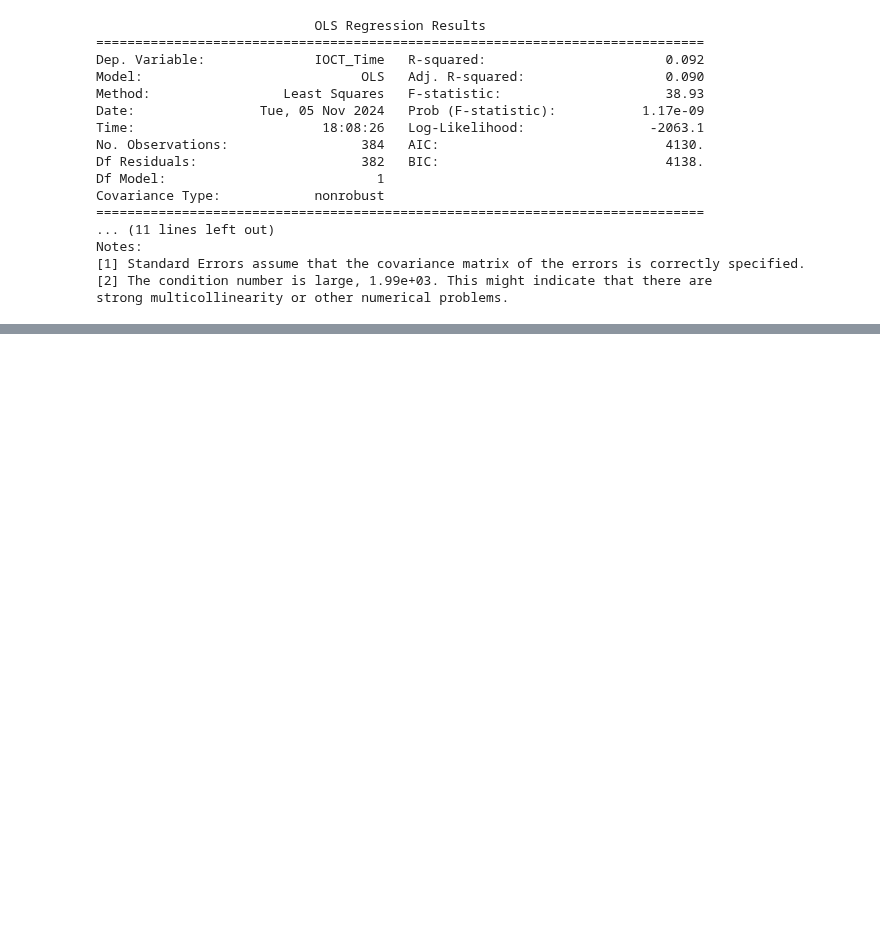
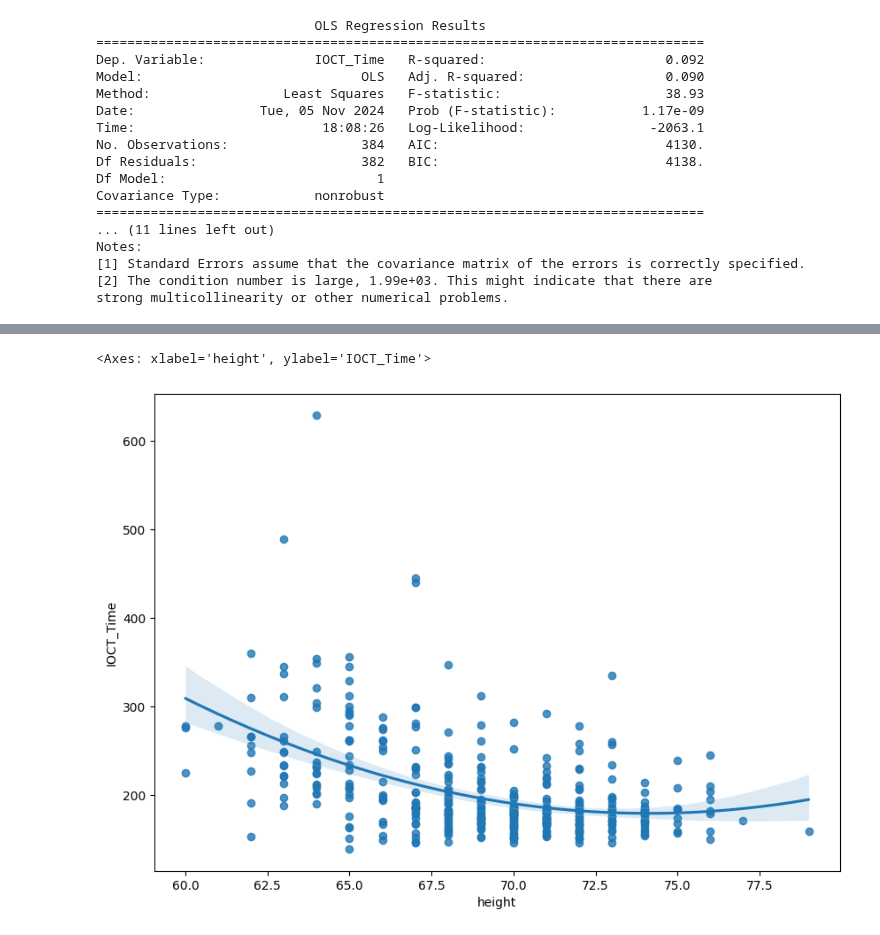
Before and after one commit to vn322/Sport-University, a Jupyter notebook: combat/Indoor_Obstacle_Course_Test.ipynb, the cells around one changed output, grey strips where cells are left out. Cells and saved outputs as stored; diff of their text form; code cells hidden in the pictures; blank space fills up the shorter version.

```diff
--- a/combat/Indoor_Obstacle_Course_Test.ipynb
+++ b/combat/Indoor_Obstacle_Course_Test.ipynb
@@ -515,0 +638,9 @@ strong multicollinearity or other numerical problems.
+# %%
+plt.subplots(figsize=(10, 7))
+sns.set_style('whitegrid')
+sns.regplot(x = df['height'],
+            y = df['IOCT_Time'],
+            order=2)
+# %% [output]
+<Axes: xlabel='height', ylabel='IOCT_Time'>
+[figure, added]
```
Also changed, not shown: parts of 28 cells of this notebook.
